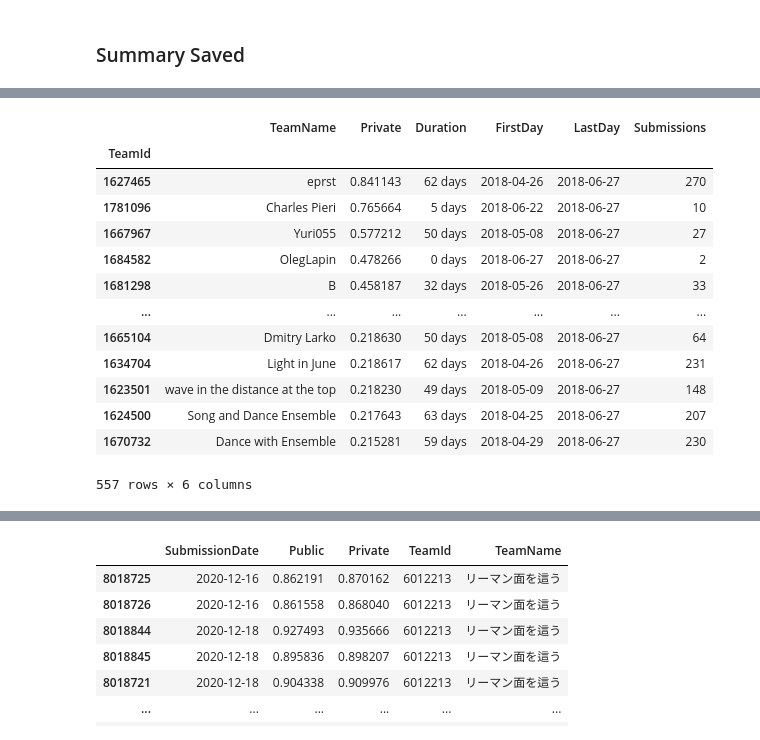
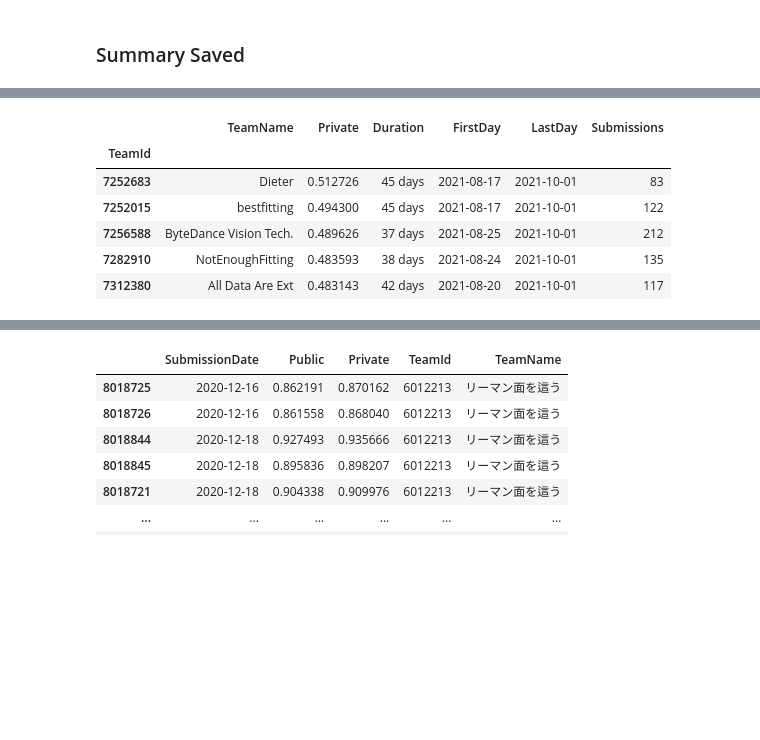
Before and after one commit to zhuanglinsheng/Competition-Data, a Jupyter notebook: submission-traces.ipynb, the cells around one changed output, grey strips where cells are left out. Cells and saved outputs as stored; diff of their text form; code cells hidden in the pictures; blank space fills up the shorter version.

```diff
--- a/submission-traces.ipynb
+++ b/submission-traces.ipynb
@@ -278,18 +297,11 @@ vinbigdata_summary
 # %%
-avito_summary
+landmark_summary.head()
 # %% [output]
 |  | TeamName | Private | Duration | FirstDay | LastDay | Submissions |
 | TeamId |  |  |  |  |  |  |
-| 1627465 | eprst | 0.841143 | 62 days | 2018-04-26 | 2018-06-27 | 270 |
-| 1781096 | Charles Pieri | 0.765664 | 5 days | 2018-06-22 | 2018-06-27 | 10 |
-| 1667967 | Yuri055 | 0.577212 | 50 days | 2018-05-08 | 2018-06-27 | 27 |
-| 1684582 | OlegLapin | 0.478266 | 0 days | 2018-06-27 | 2018-06-27 | 2 |
-| 1681298 | B | 0.458187 | 32 days | 2018-05-26 | 2018-06-27 | 33 |
-| ... | ... | ... | ... | ... | ... | ... |
-| 1665104 | Dmitry Larko | 0.218630 | 50 days | 2018-05-08 | 2018-06-27 | 64 |
-| 1634704 | Light in June | 0.218617 | 62 days | 2018-04-26 | 2018-06-27 | 231 |
-| 1623501 | wave in the distance at the top | 0.218230 | 49 days | 2018-05-09 | 2018-06-27 | 148 |
-| 1624500 | Song and Dance Ensemble | 0.217643 | 63 days | 2018-04-25 | 2018-06-27 | 207 |
-| 1670732 | Dance with Ensemble | 0.215281 | 59 days | 2018-04-29 | 2018-06-27 | 230 |
+| 7252683 | Dieter | 0.512726 | 45 days | 2021-08-17 | 2021-10-01 | 83 |
+| 7252015 | bestfitting | 0.494300 | 45 days | 2021-08-17 | 2021-10-01 | 122 |
+| 7256588 | ByteDance Vision Tech. | 0.489626 | 37 days | 2021-08-25 | 2021-10-01 | 212 |
+| 7282910 | NotEnoughFitting | 0.483593 | 38 days | 2021-08-24 | 2021-10-01 | 135 |
+| 7312380 | All Data Are Ext | 0.483143 | 42 days | 2021-08-20 | 2021-10-01 | 117 |
-557 rows × 6 columns
 # %%
```
Also changed, not shown: parts of 33 cells of this notebook.
